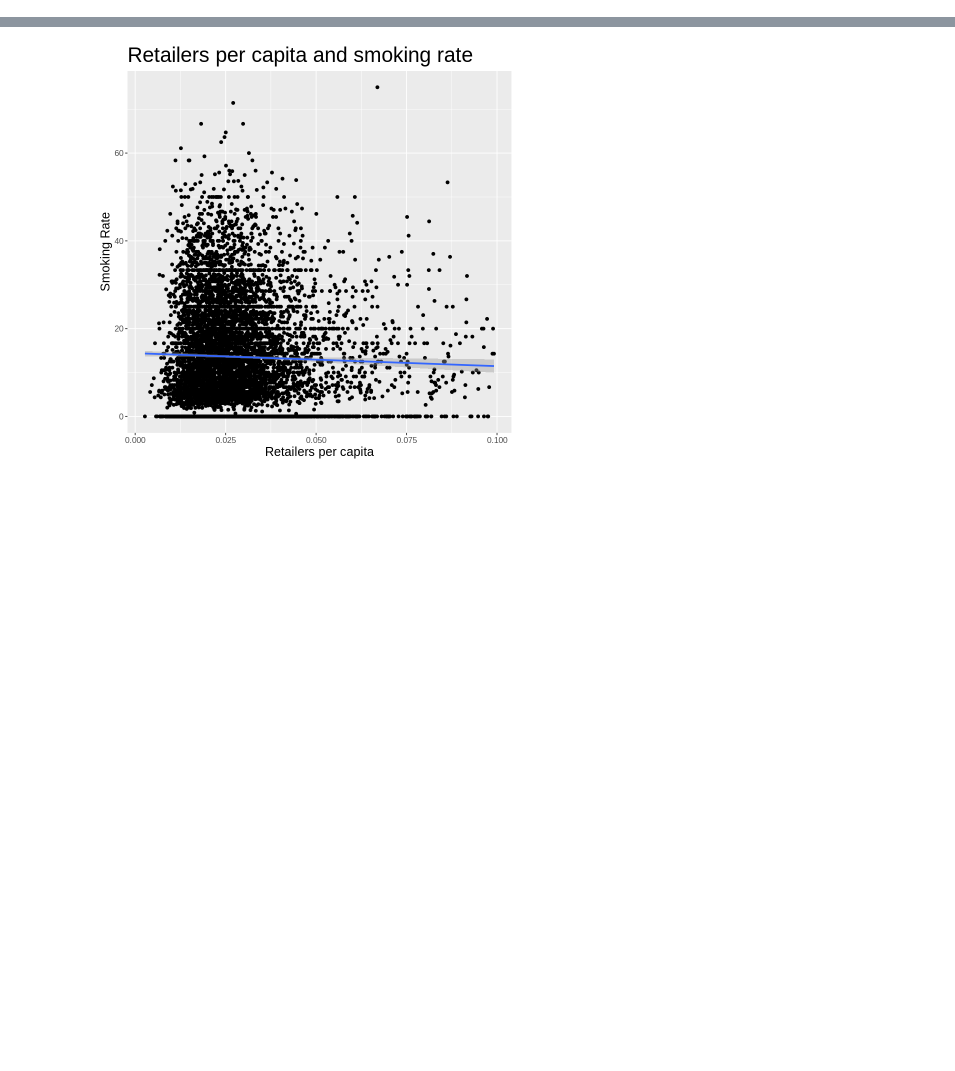
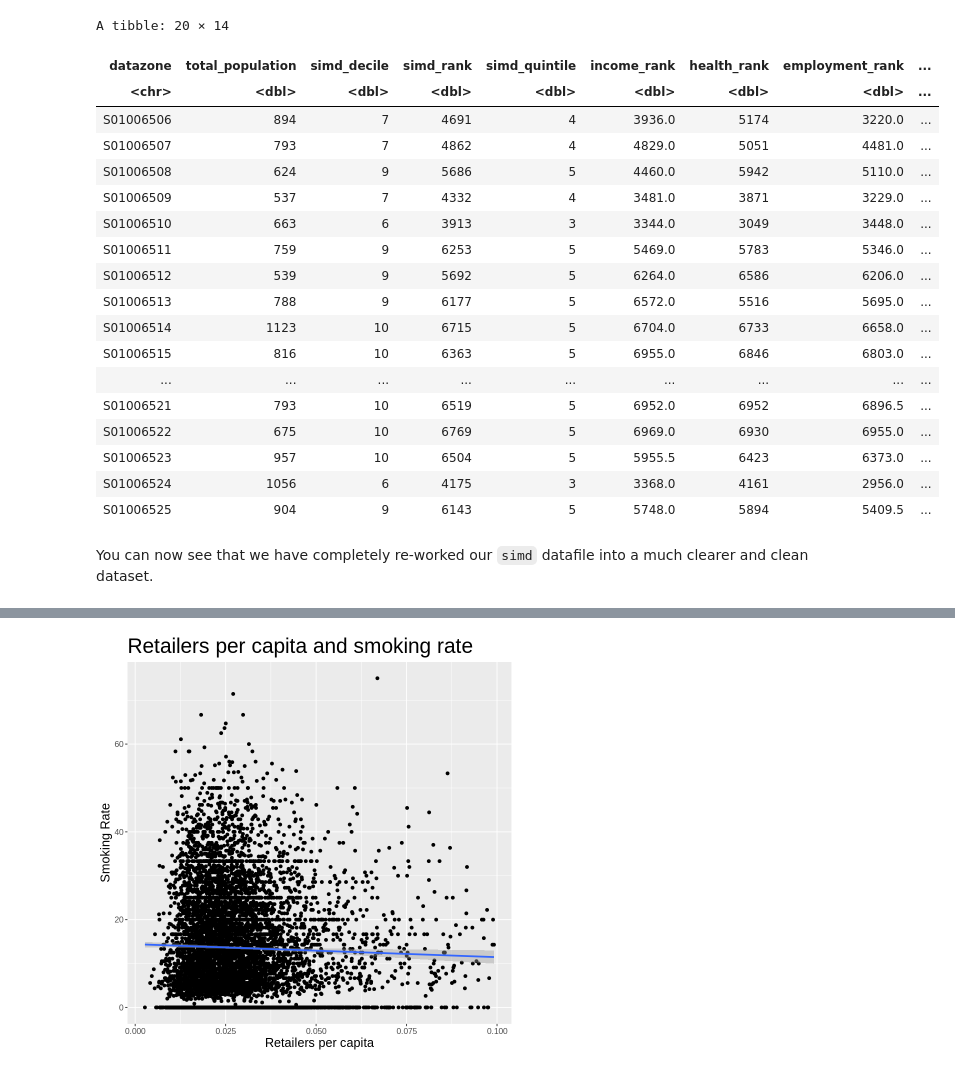
Before and after one commit to tc245/Archives-Data-Science-Workshop, a Jupyter notebook: Week 3/Exercise 4 Data cleaning and wrangling using R.ipynb, the cells around one changed output, grey strips where cells are left out. Cells and saved outputs as stored; diff of their text form; code cells hidden in the pictures; blank space fills up the shorter version.

```diff
--- a/Week 3/Exercise 4 Data cleaning and wrangling using R.ipynb
+++ b/Week 3/Exercise 4 Data cleaning and wrangling using R.ipynb
@@ -268,0 +566,44 @@ anti_joined_file <- tobaccoregister %>%
+# %%
+#rename the variables in the simd file
+simd <- simd %>%
+    rename(datazone = "Data_Zone",
+           total_population = "Total_population",
+           simd_decile = "SIMD2020v2_Decile",
+           simd_rank = "SIMD2020v2_Rank",
+           simd_quintile = "SIMD2020v2_Quintile",
+           income_rank = "SIMD2020v2_Income_Domain_Rank",
+           health_rank = "SIMD2020_Health_Domain_Rank",
+           employment_rank = "SIMD2020_Employment_Domain_Rank",
+           education_rank = "SIMD2020_Education_Domain_Rank",
+           access_rank = "SIMD2020_Access_Domain_Rank",
+           crime_rank = "SIMD2020_Crime_Domain_Rank",
+           housing_rank = "SIMD2020_Housing_Domain_Rank",
+           alcohol_admissions = "ALCOHOL",
+           drug_admissions = "DRUG") %>%
+           select(datazone, total_population, simd_decile, simd_rank, simd_quintile, income_rank, health_rank, employment_rank,
+           education_rank, access_rank, crime_rank, housing_rank, alcohol_admissions, drug_admissions)
+
+#Display this new data
+head(simd, n=20)
+# %% [output]
+A tibble: 20 × 14
+| datazone | total_population | simd_decile | simd_rank | simd_quintile | income_rank | health_rank | employment_rank | ... |
+| <chr> | <dbl> | <dbl> | <dbl> | <dbl> | <dbl> | <dbl> | <dbl> | ... |
+| S01006506 | 894 | 7 | 4691 | 4 | 3936.0 | 5174 | 3220.0 | ... |
+| S01006507 | 793 | 7 | 4862 | 4 | 4829.0 | 5051 | 4481.0 | ... |
+| S01006508 | 624 | 9 | 5686 | 5 | 4460.0 | 5942 | 5110.0 | ... |
+| S01006509 | 537 | 7 | 4332 | 4 | 3481.0 | 3871 | 3229.0 | ... |
+| S01006510 | 663 | 6 | 3913 | 3 | 3344.0 | 3049 | 3448.0 | ... |
+| S01006511 | 759 | 9 | 6253 | 5 | 5469.0 | 5783 | 5346.0 | ... |
+| S01006512 | 539 | 9 | 5692 | 5 | 6264.0 | 6586 | 6206.0 | ... |
+| S01006513 | 788 | 9 | 6177 | 5 | 6572.0 | 5516 | 5695.0 | ... |
+| S01006514 | 1123 | 10 | 6715 | 5 | 6704.0 | 6733 | 6658.0 | ... |
+| S01006515 | 816 | 10 | 6363 | 5 | 6955.0 | 6846 | 6803.0 | ... |
+| ... | ... | ... | ... | ... | ... | ... | ... | ... |
+| S01006521 | 793 | 10 | 6519 | 5 | 6952.0 | 6952 | 6896.5 | ... |
+| S01006522 | 675 | 10 | 6769 | 5 | 6969.0 | 6930 | 6955.0 | ... |
+| S01006523 | 957 | 10 | 6504 | 5 | 5955.5 | 6423 | 6373.0 | ... |
+| S01006524 | 1056 | 6 | 4175 | 3 | 3368.0 | 4161 | 2956.0 | ... |
+| S01006525 | 904 | 9 | 6143 | 5 | 5748.0 | 5894 | 5409.5 | ... |
+# %% [markdown]
+You can now see that we have completely re-worked our `simd` datafile into a much clearer and clean dataset.
```
Also changed, not shown: parts of 83 cells of this notebook.
